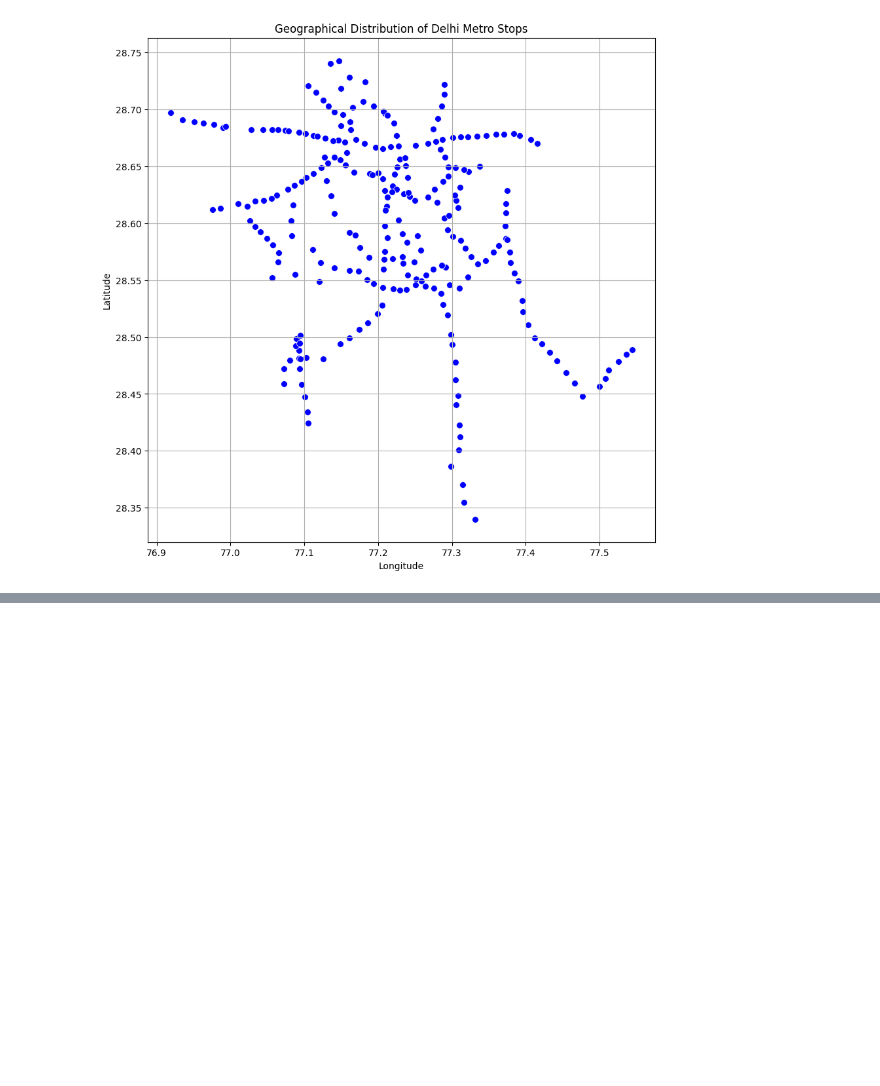
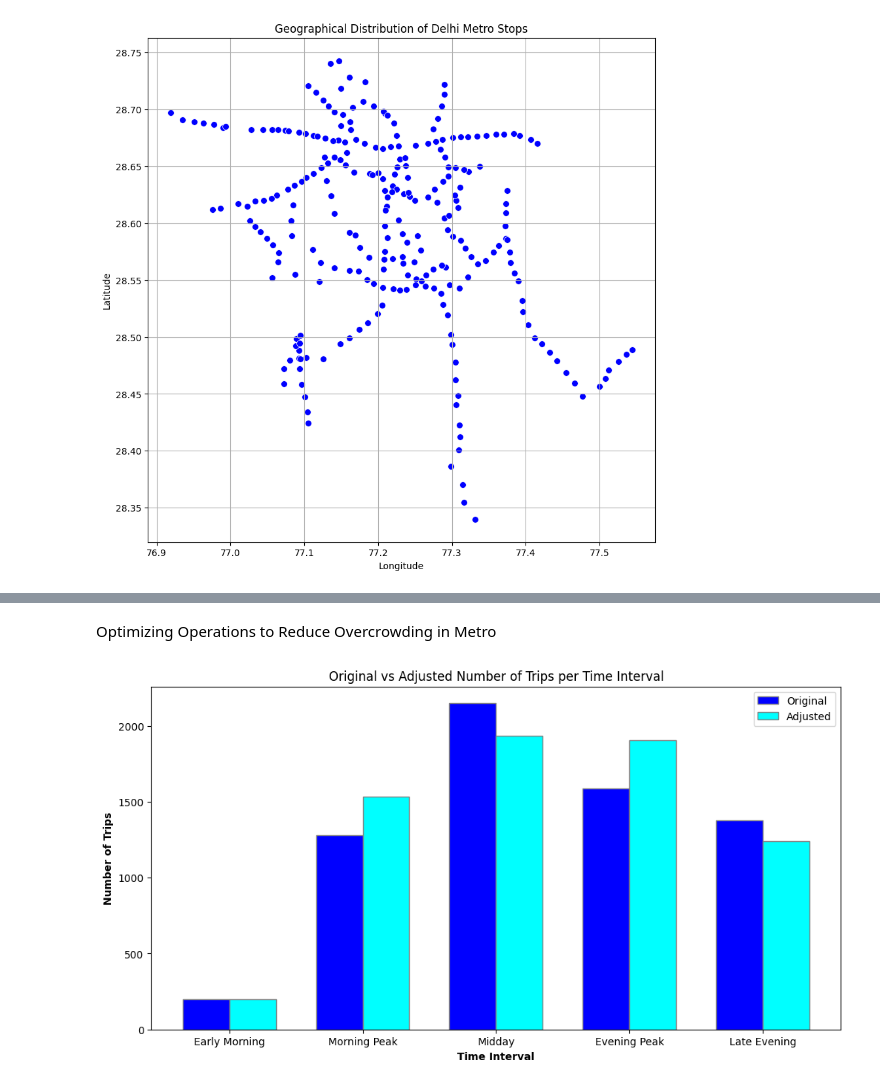
Before and after one commit to Saravanan-20G/Data-Analysis-Projects, a Jupyter notebook: Metro Operations Optimization/Metro Operations Optimization.ipynb, the cells around one changed output, grey strips where cells are left out. Saved outputs shown, nothing was run; the diff lists cells and outputs as text; code cells hidden in the pictures; blank space fills up the shorter version.

```diff
--- a/Metro Operations Optimization/Metro Operations Optimization.ipynb
+++ b/Metro Operations Optimization/Metro Operations Optimization.ipynb
@@ -149,0 +283,29 @@ plt.show()
+# %% [markdown]
+Optimizing Operations to Reduce Overcrowding in Metro
+# %%
+# adjusting frequencies based on hypothetical scenario
+adjusted_trips_per_interval = trips_per_interval.copy()
+adjustment_factors = {'Morning Peak': 1.20, 'Evening Peak': 1.20, 'Midday': 0.90, 'Early Morning': 1.0, 'Late Evening': 0.90}
+
+# apply the adjustments
+adjusted_trips_per_interval['adjusted_number_of_trips'] = adjusted_trips_per_interval.apply(
+    lambda row: int(row['number_of_trips'] * adjustment_factors[row['time_interval']]), axis=1)
+
+# plotting original vs adjusted number of trips per time interval
+plt.figure(figsize=(12, 6))
+bar_width = 0.35
+r1 = range(len(adjusted_trips_per_interval))
+r2 = [x + bar_width for x in r1]
+
+plt.bar(r1, adjusted_trips_per_interval['number_of_trips'], color='blue', width=bar_width, edgecolor='grey', label='Original')
+plt.bar(r2, adjusted_trips_per_interval['adjusted_number_of_trips'], color='cyan', width=bar_width, edgecolor='grey', label='Adjusted')
+
+plt.xlabel('Time Interval', fontweight='bold')
+plt.ylabel('Number of Trips', fontweight='bold')
+plt.xticks([r + bar_width/2 for r in range(len(adjusted_trips_per_interval))], adjusted_trips_per_interval['time_interval'])
+plt.title('Original vs Adjusted Number of Trips per Time Interval')
+plt.legend()
+
+plt.show()
+# %% [output]
+[figure, added]
```
Also changed, not shown: parts of 8 cells of this notebook.
